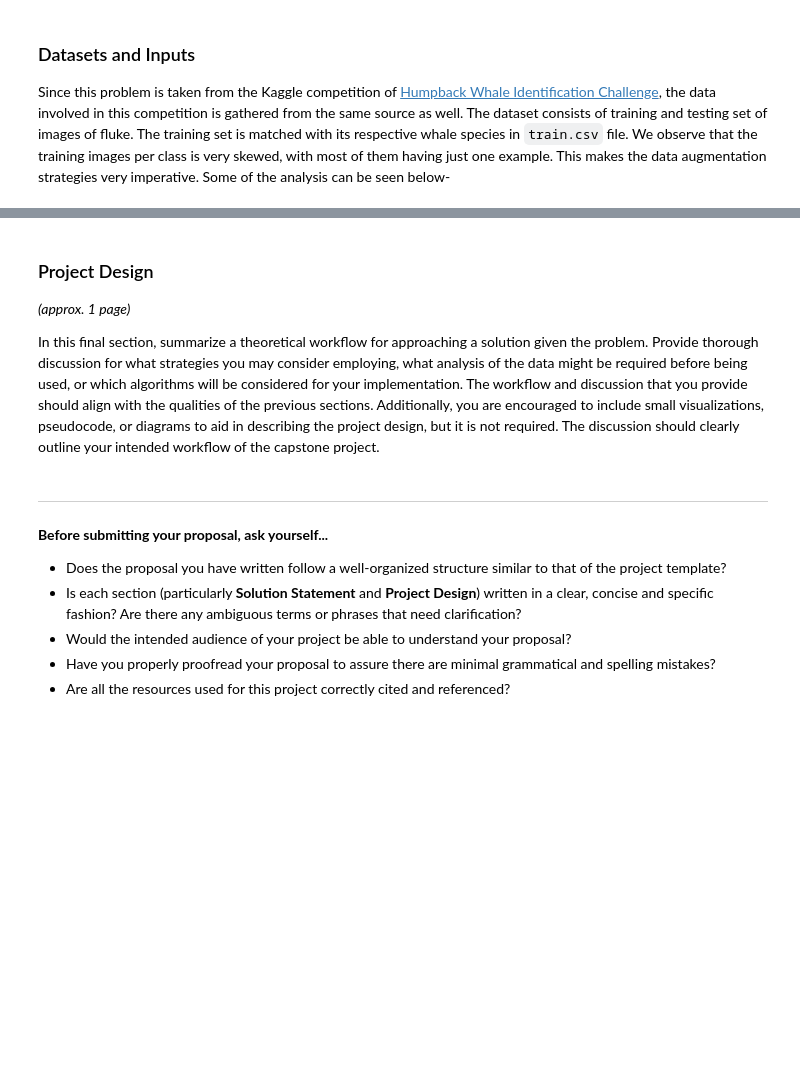
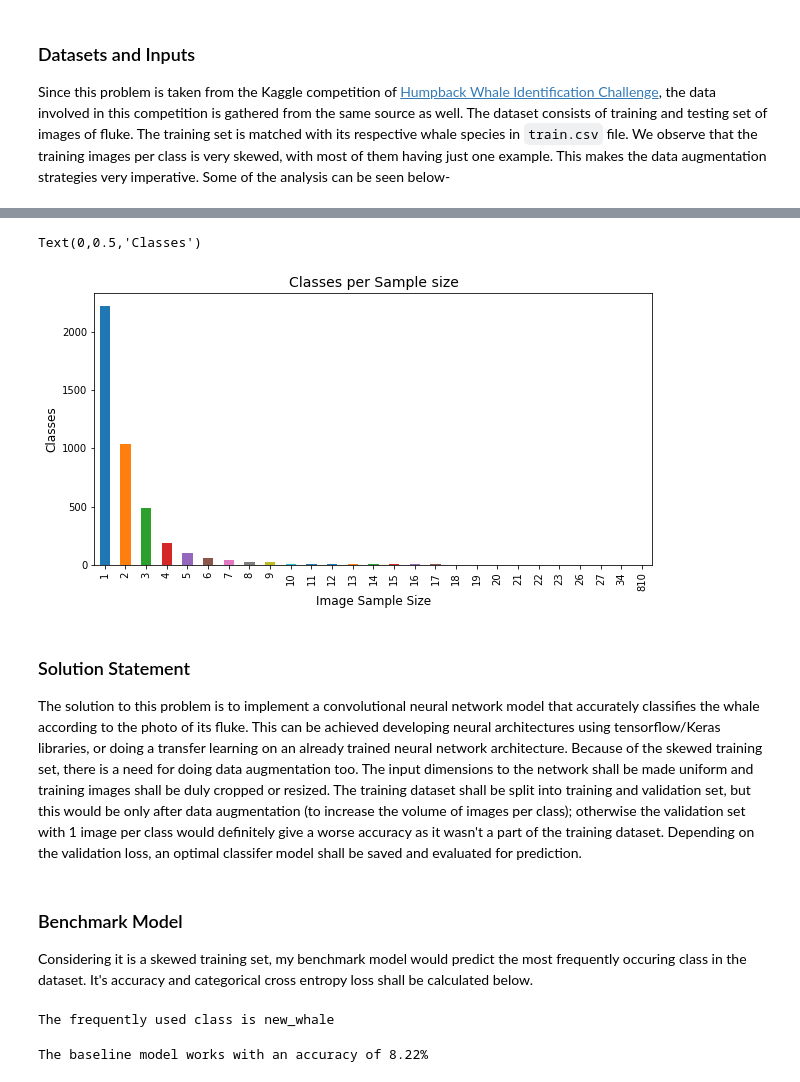
Before and after one commit to shehjar/Machine_Learning_Capstone, a Jupyter notebook: Capstone_Proposal.ipynb, the cells around one changed output, grey strips where cells are left out. Cells and saved outputs as stored; diff of their text form; code cells hidden in the pictures; blank space fills up the shorter version.

Commit message:
completed the project proposal

```diff
--- a/Capstone_Proposal.ipynb
+++ b/Capstone_Proposal.ipynb
@@ -82,15 +65,21 @@ In this section, propose at least one evaluation metric that can be used to quan
-# %% [markdown]
-### Project Design
-_(approx. 1 page)_
-
-In this final section, summarize a theoretical workflow for approaching a solution given the problem. Provide thorough discussion for what strategies you may consider employing, what analysis of the data might be required before being used, or which algorithms will be considered for your implementation. The workflow and discussion that you provide should align with the qualities of the previous sections. Additionally, you are encouraged to include small visualizations, pseudocode, or diagrams to aid in describing the project design, but it is not required. The discussion should clearly outline your intended workflow of the capstone project.
-# %% [markdown]
------------
-
-**Before submitting your proposal, ask yourself...**
-
-- Does the proposal you have written follow a well-organized structure similar to that of the project template?
-- Is each section (particularly **Solution Statement** and **Project Design**) written in a clear, concise and specific fashion? Are there any ambiguous terms or phrases that need clarification?
-- Would the intended audience of your project be able to understand your proposal?
-- Have you properly proofread your proposal to assure there are minimal grammatical and spelling mistakes?
-- Are all the resources used for this project correctly cited and referenced?
+# %%
+# Checking the distribution of images with respect to the classes
+y_freq = y_label.value_counts()
+classes = y_freq.index.values
+freq = y_freq.values
+dfSamplesPerClass = y_freq.value_counts().sort_index()
+ax = dfSamplesPerClass.plot(kind='bar', figsize=(10,5))
+ax.set_title('Classes per Sample size', fontsize=14)
+ax.set_xlabel('Image Sample Size', fontsize=12)
+ax.set_ylabel('Classes', fontsize=12)
+# %% [output]
+Text(0,0.5,'Classes')
+[figure, added]
+# %% [markdown]
+### Solution Statement
+
+The solution to this problem is to implement a convolutional neural network model that accurately classifies the whale according to the photo of its fluke. This can be achieved developing neural architectures using tensorflow/Keras libraries, or doing a transfer learning on an already trained neural network architecture. Because of the skewed training set, there is a need for doing data augmentation too. The input dimensions to the network shall be made uniform and training images shall be duly cropped or resized. The training dataset shall be split into training and validation set, but this would be only after data augmentation (to increase the volume of images per class); otherwise the validation set with 1 image per class would definitely give a worse accuracy as it wasn't a part of the training dataset. Depending on the validation loss, an optimal classifer model shall be saved and evaluated for prediction.
+# %% [markdown]
+### Benchmark Model
+
+Considering it is a skewed training set, my benchmark model would predict the most frequently occuring class in the dataset. It's accuracy and categorical cross entropy loss shall be calculated below.
@@ -96,0 +98,13 @@ In this final section, summarize a theoretical workflow for approaching a soluti
+# %%
+model = BenchmarkModel()
+model.fit(train_df['Image'], train_df['Id'])
+# %% [output]
+The frequently used class is new_whale
+# %%
+#Calculating accuracy of the baseline model
+y_predict = model.predict(train_df['Image'])
+y_correct = y_predict == y_label
+accuracy = sum(y_correct)/y_correct.shape[0]
+print('The baseline model works with an accuracy of {0:.2f}%'.format(accuracy*100))
+# %% [output]
+The baseline model works with an accuracy of 8.22%
```
Also changed, not shown: parts of 9 cells of this notebook, 4 other files.
